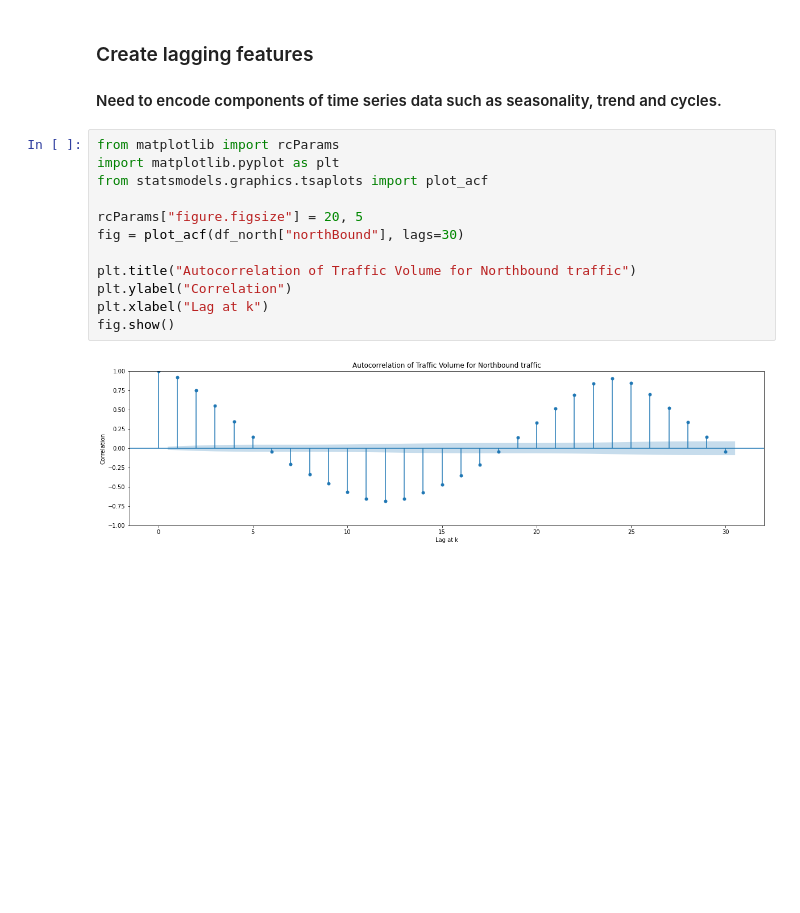
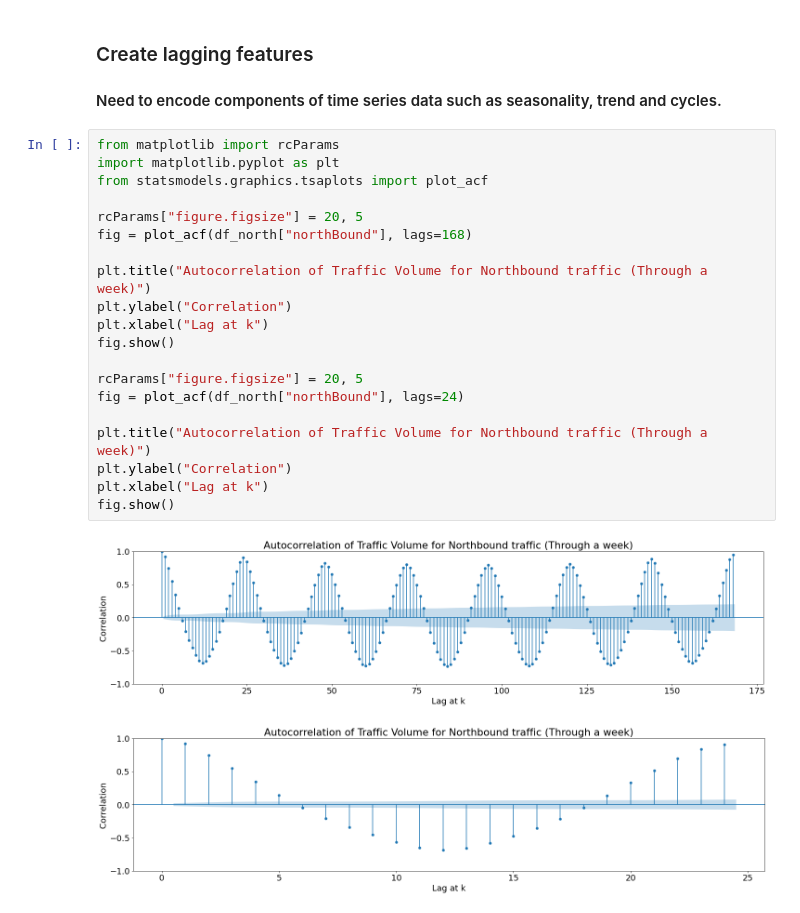
Before and after one commit to tmulligan98/Machine-Learning-Main-Project, a Jupyter notebook: feature_engineering/notebook.ipynb, the cells around one changed output. Drawn from its saved outputs; the diff is of its cells as text; blank space fills up the shorter version.

```diff
--- a/feature_engineering/notebook.ipynb
+++ b/feature_engineering/notebook.ipynb
@@ -73,14 +73,23 @@ df_south = df.drop(columns=["northBound"])
 # %%
 from matplotlib import rcParams
 import matplotlib.pyplot as plt
 from statsmodels.graphics.tsaplots import plot_acf
 
 rcParams["figure.figsize"] = 20, 5
-fig = plot_acf(df_north["northBound"], lags=30)
+fig = plot_acf(df_north["northBound"], lags=168)
 
-plt.title("Autocorrelation of Traffic Volume for Northbound traffic")
+plt.title("Autocorrelation of Traffic Volume for Northbound traffic (Through a week)")
 plt.ylabel("Correlation")
 plt.xlabel("Lag at k")
 fig.show()
+
+rcParams["figure.figsize"] = 20, 5
+fig = plot_acf(df_north["northBound"], lags=24)
+
+plt.title("Autocorrelation of Traffic Volume for Northbound traffic (Through a week)")
+plt.ylabel("Correlation")
+plt.xlabel("Lag at k")
+fig.show()
 # %% [output]
-[figure, old version]
+[figure, new version]
+[figure, added]
```
Also changed, not shown: parts of 15 cells of this notebook, 1 other file.
